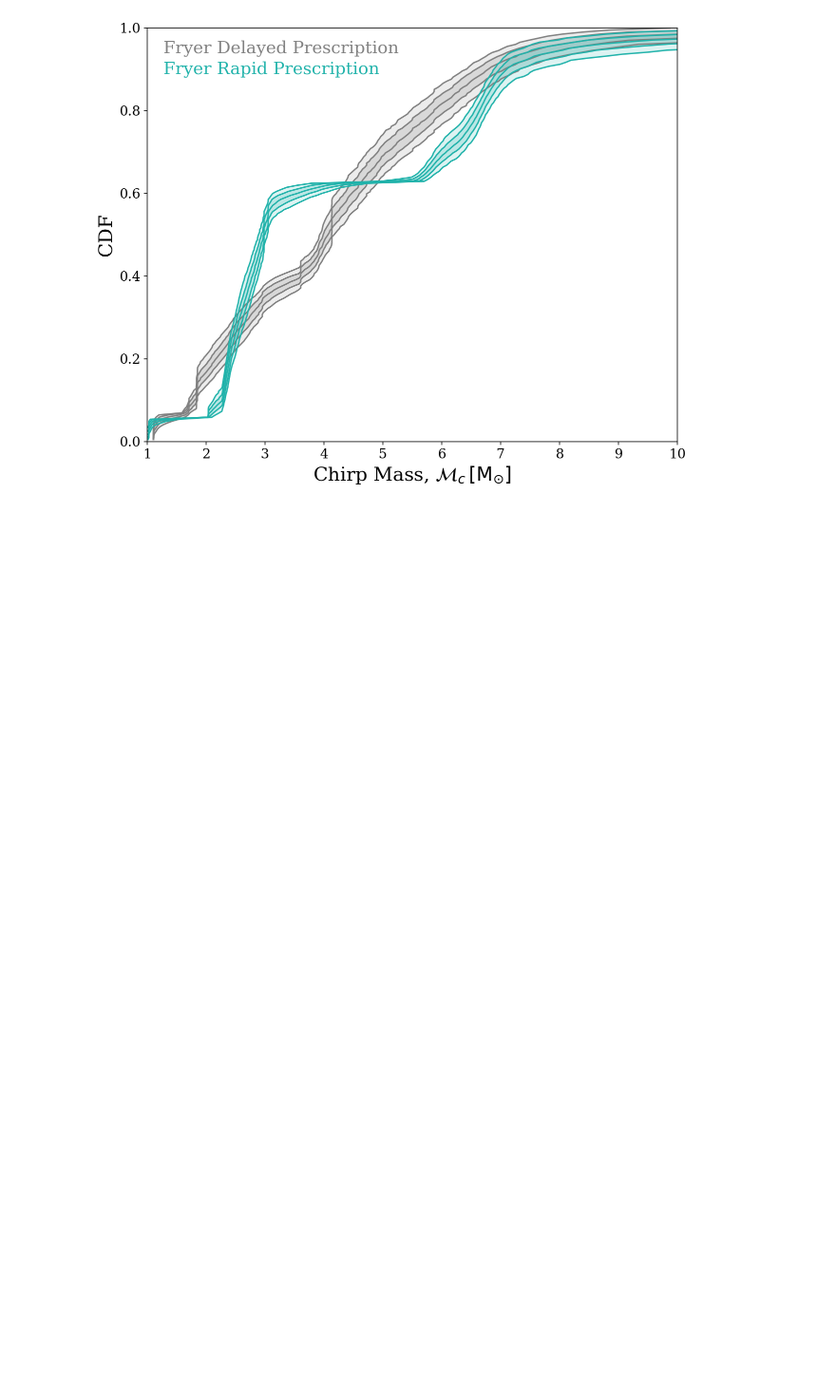
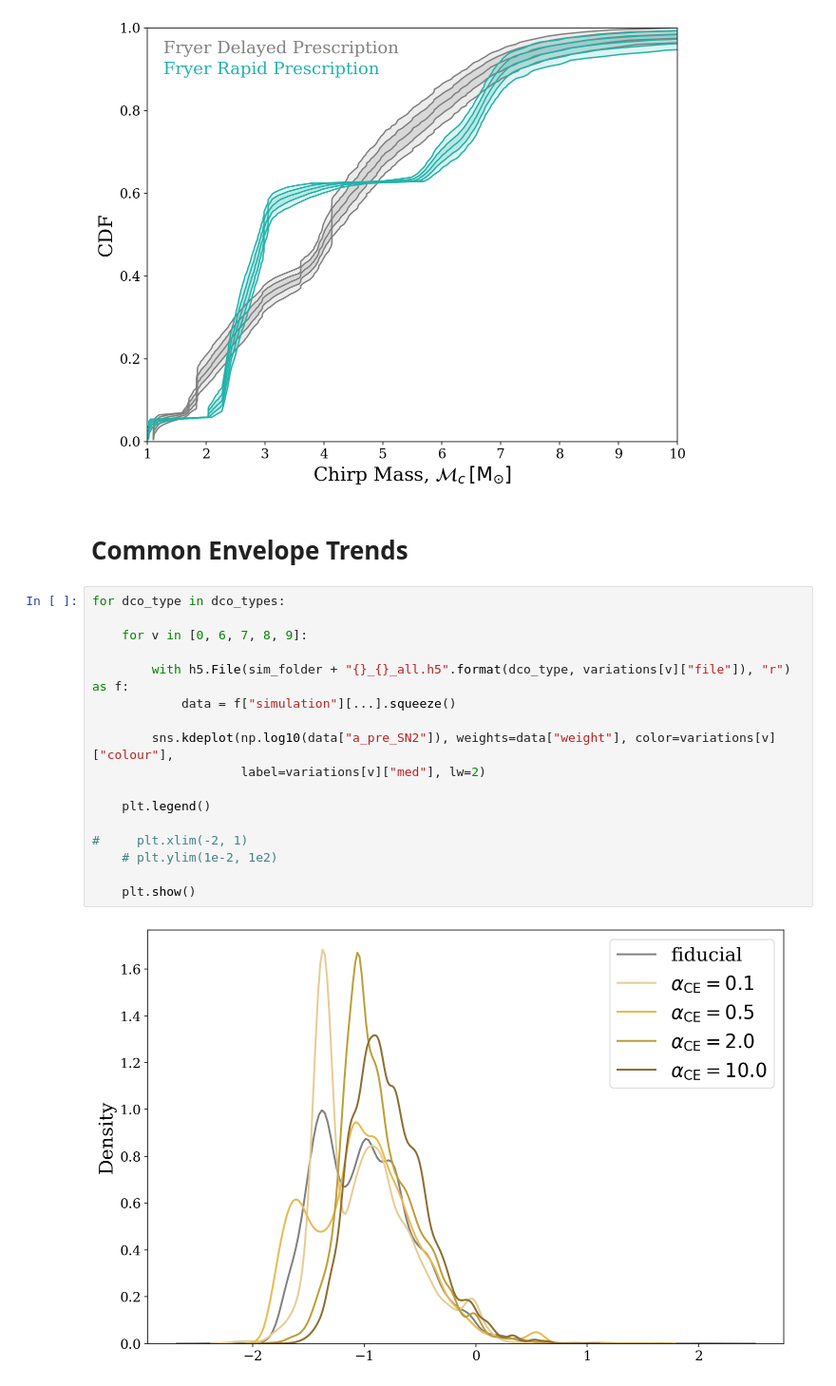
Before and after one commit to TomWagg/detecting-DCOs-in-LISA, a Jupyter notebook: paper/figure_notebooks/variations.ipynb, the cells around one changed output. Shown at 95% size. Drawn from its saved outputs; the diff is of its cells as text; blank space fills up the shorter version.

```diff
--- a/paper/figure_notebooks/variations.ipynb
+++ b/paper/figure_notebooks/variations.ipynb
@@ -1040,3 +1040,24 @@ ax.set_ylim(0, 1)
 plt.show()
 # %% [output]
 [figure]
+# %% [markdown]
+# Common Envelope Trends
+# %%
+for dco_type in dco_types:
+
+    for v in [0, 6, 7, 8, 9]:
+
+        with h5.File(sim_folder + "{}_{}_all.h5".format(dco_type, variations[v]["file"]), "r") as f:
+            data = f["simulation"][...].squeeze()
+
+        sns.kdeplot(np.log10(data["a_pre_SN2"]), weights=data["weight"], color=variations[v]["colour"],
+                    label=variations[v]["med"], lw=2)
+
+    plt.legend()
+
+#     plt.xlim(-2, 1)
+    # plt.ylim(1e-2, 1e2)
+
+    plt.show()
+# %% [output]
+[figure, added]
```
Also changed, not shown: parts of 1 cell of this notebook, 3 other files.
